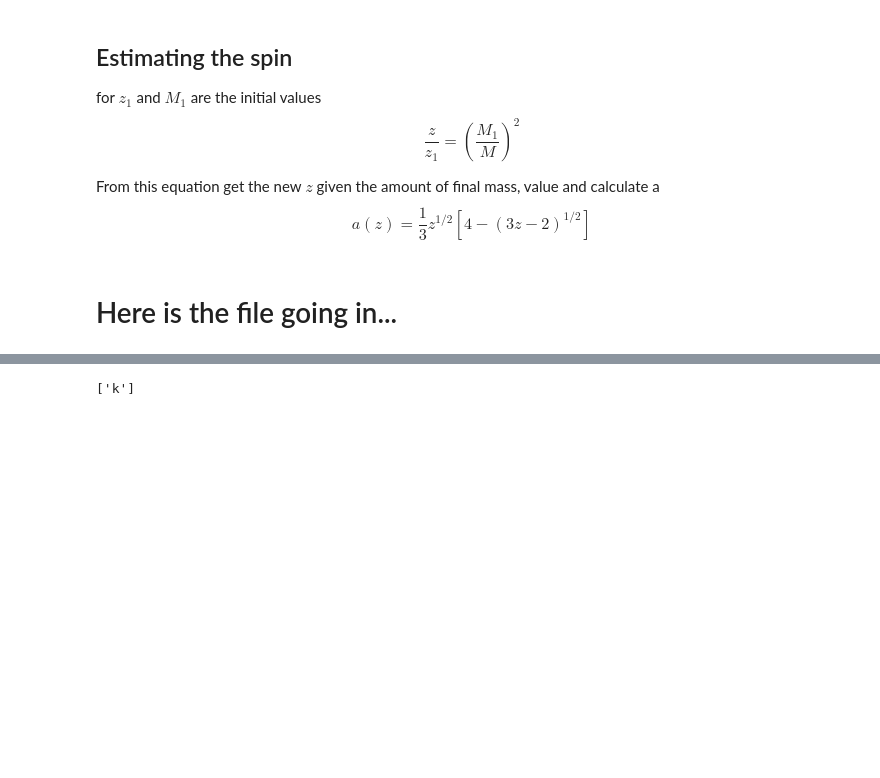
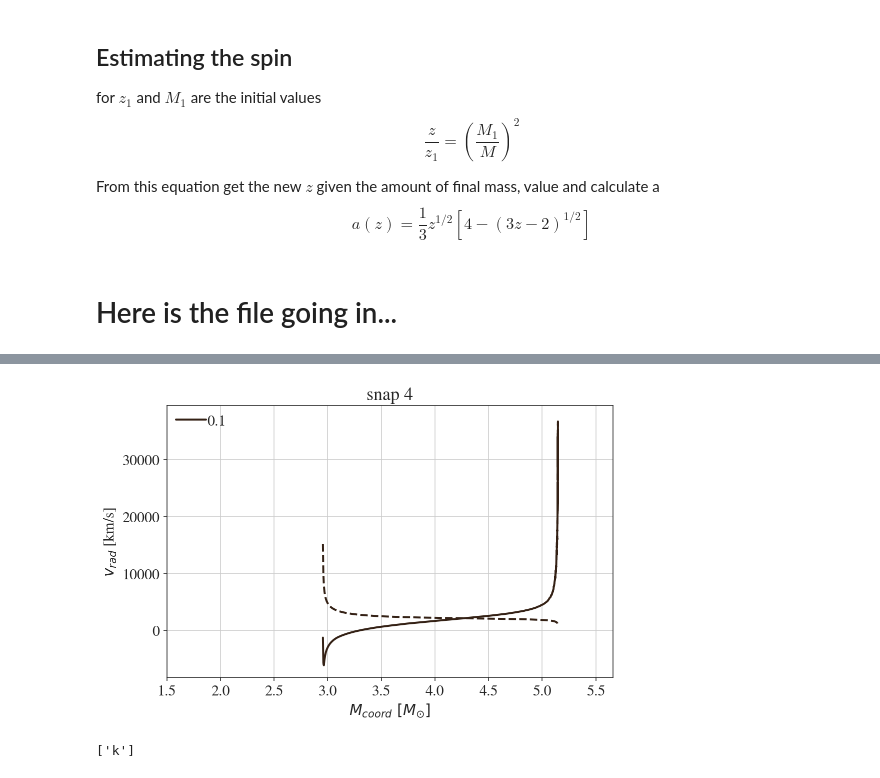
Before and after one commit to aldobatta/fallback-supernova, a Jupyter notebook: Scripts/radial_velocity.ipynb, the cells around one changed output, grey strips where cells are left out. Drawn from its saved outputs; the diff is of its cells as text; code cells hidden in the pictures; blank space fills up the shorter version.

```diff
--- a/Scripts/radial_velocity.ipynb
+++ b/Scripts/radial_velocity.ipynb
@@ -266,14 +266,14 @@ def disk(Mdirect,Mlist,Angdirect):
 # Here is the file going in...
 # %%
 #set directory path
-Apath10 = '/Users/sophielundschroder/Dropbox/Alejandro_CE_SN/peanutShapedSupernova/Data/'
+Apath10 = '/Users/alejandro/Dropbox/Alejandro_CE_SN/Data/2407_1/'
 
 #get dynamics file
 # filename = Apath10 + 'dynamics.txt'
 # Adyn10 = Get_dynamics(filename)
 
 # choose snapshot for calculation
-snap = 3
+snap = 4
 
 #get data from snapshot for gas particles and star sink particle and Bh sink particle
 Adata10,AdataBH10,AdataSTAR10 = snapdata(Apath10,snap)
@@ -281,7 +281,7 @@ Adata10,AdataBH10,AdataSTAR10 = snapdata(Apath10,snap)
 
 
 #calculate radial velocity
-# R,Vrad,A,ARave10,AVradbin10,AMbin10,Avesc10,AAbin10 = escvel(Adata10,AdataBH10)
+R,Vrad,A,ARave10,AVradbin10,AMbin10,Avesc10,AAbin10 = escvel(Adata10,AdataBH10)
 
 
 
@@ -298,18 +308,20 @@ Rlist = np.logspace(-1,1,10) # in code units
 # %%
 def plotting_v(Mbin,Vradbin,vesc,snap):
     plt.plot(Mbin,Vradbin*VelUnit/1e5,color=plt.cm.copper(1./6.),label='0.1')
     plt.plot(Mbin,vesc/1e5,'--',color=plt.cm.copper(1./6.))
 
     plt.xlabel(r'$M_{coord}\ [M_{\odot}]$')
     plt.ylabel(r'$v_{rad}$ [km/s]')
-    plt.ylim(-5000,5000)
+#     plt.ylim(-5000,5000)
     plt.xlim(1.5,1.1*Mbin[-1])
     plt.legend(loc='best')
     plt.grid()
     plt.title('snap '+ str(snap))
 
 plotting_v(AMbin10,AVradbin10,Avesc10,snap)
-plt.savefig(str(snap)+'.png')
+plt.savefig(Apath10+str(snap)+'.png')
+# %% [output]
+[figure, added]
 # %%
 Adata10.keys()
 # %% [output]
```
Also changed, not shown: parts of 1 cell of this notebook, 2 other files.
